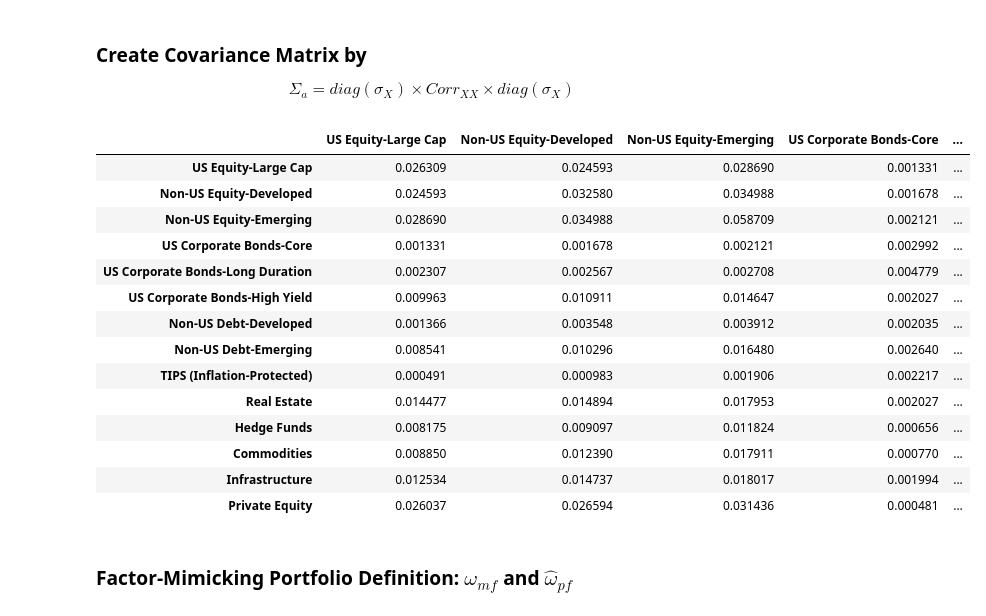
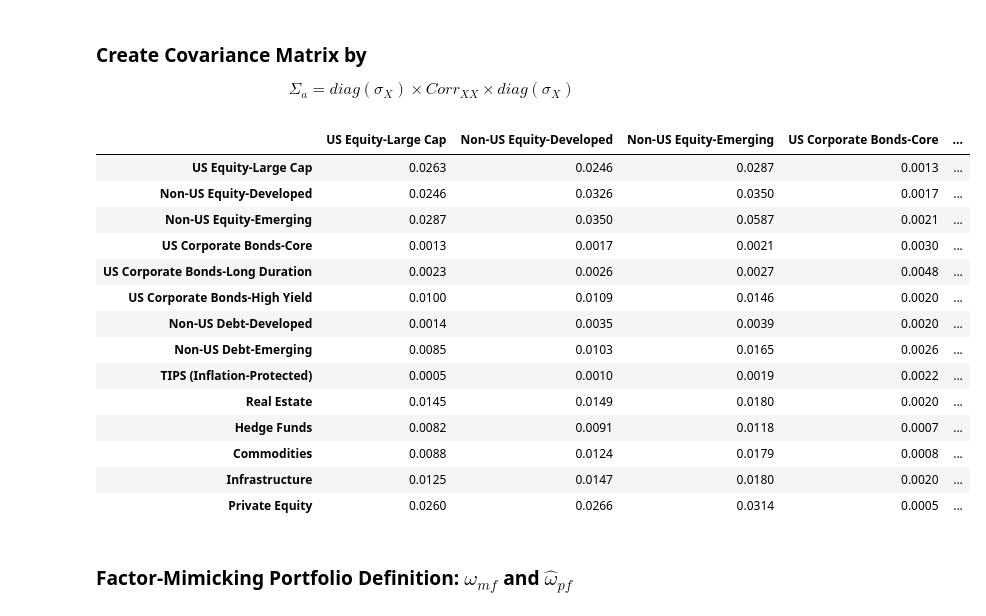
Before and after one commit to krocellx/finance, a Jupyter notebook: Factor_Investing_Using_CMAs.ipynb, the cells around one changed output. Drawn from its saved outputs; the diff is of its cells as text; code cells hidden in the pictures.

```diff
--- a/Factor_Investing_Using_CMAs.ipynb
+++ b/Factor_Investing_Using_CMAs.ipynb
@@ -14,3 +14,9 @@ def correlation_from_covariance(covariance):
     correlation = covariance / outer_v
     correlation[covariance == 0] = 0
     return v, correlation
+# %%
+# Parameters
+report_year = 2020
+ls_factors_full = ['Economic Growth', 'Real Rate', 'Inflation' , 'Private Specific']
+ls_pub_factor = ls_factors_full[:-1]
+ls_priv_factor = ls_factors_full[-1]
@@ -17,9 +27,9 @@ def correlation_from_covariance(covariance):
 # %%
 # CMAs
 
-data_sheet = xw.Book(r'F:\OneDrive\Investing\Factor_Investing\Papers\Factor_Investing_Using_CMAs_Data.xlsx').sheets('Sheet1')
+data_sheet = xw.Book(r'CMA_survey_by_HAS.xlsx').sheets(str(report_year))
 
-result_sheet = xw.Book(r'F:\OneDrive\Investing\Factor_Investing\Papers\Factor_Investing_Using_CMAs_Data.xlsx').sheets('Sheet2')
+result_sheet = xw.Book(r'CMA_survey_by_HAS.xlsx').sheets('exported_result')
 
 
 df_CMAs_raw = data_sheet['A1'].expand().options(pd.DataFrame).value
@@ -70,7 +80,7 @@ fi_asset_classes = df_CMAs_raw[df_CMAs_raw.index.isin(fi_asset_classes)].index.t
 # %% [markdown]
 ### Extract the return and std dev matrix
 # %%
-df_CMAs_Returns = df_CMAs_raw[df_CMAs_raw.index.isin(fi_asset_classes)][['10Y-Arith-Return','10Y-Geom-Return','20Y-Arith-Return','20Y-Geom-Return','Std Dev']].copy()
+df_CMAs_Returns = df_CMAs_raw[df_CMAs_raw.index.isin(ordered_asset_classes)][['10Y-Arith-Return','10Y-Geom-Return','20Y-Arith-Return','20Y-Geom-Return','Std Dev']].copy()
 df_CMAs_Returns.head()
 # %% [output]
 |  | 10Y-Arith-Return | 10Y-Geom-Return | 20Y-Arith-Return | 20Y-Geom-Return | Std Dev |
@@ -109,0 +95,13 @@ df_CMAs_Corr
+# %%
+# Extract asset correlation matrix
+df_Corr_a = df_CMAs_raw.iloc[:-1 , -17:]
+
+df_Corr_a.set_axis(df_Corr_a.index, axis=1, inplace=True)
+
+
+df_Corr_a.fillna(0.0, inplace=True)
+df_Corr_a = df_Corr_a + df_Corr_a.T - np.diag(np.diag(df_Corr_a))
+
+df_Corr_a = df_Corr_a[df_Corr_a.index.isin(ordered_asset_classes)][ordered_asset_classes] #keep only the inscope assets
+
+df_Corr_a
@@ -112,28 +127,31 @@ df_CMAs_Corr
 
 $$\Sigma_a=diag(\sigma_X) \times Corr_{XX} \times diag(\sigma_X)$$
 # %%
-# Covariance Matrix
+# Compute Covariance Matrix
 df_diag_std = np.diag(df_CMAs_Returns['Std Dev'])
-df_Cov_Matrix = pd.DataFrame(df_diag_std.dot(df_CMAs_Corr).dot(df_diag_std))
-df_Cov_Matrix.set_axis(fi_asset_classes, axis=1, inplace=True)
-df_Cov_Matrix.set_axis(fi_asset_classes, axis=0, inplace=True)
-df_Cov_Matrix
+
+df_Sigma_a = pd.DataFrame(df_diag_std.dot(df_Corr_a).dot(df_diag_std))
+
+df_Sigma_a.set_axis(ordered_asset_classes, axis=1, inplace=True)
+df_Sigma_a.set_axis(ordered_asset_classes, axis=0, inplace=True)
+
+df_Sigma_a.round(4)
 # %% [output]
 |  | US Equity-Large Cap | Non-US Equity-Developed | Non-US Equity-Emerging | US Corporate Bonds-Core | ... |
-| US Equity-Large Cap | 0.026309 | 0.024593 | 0.028690 | 0.001331 | ... |
-| Non-US Equity-Developed | 0.024593 | 0.032580 | 0.034988 | 0.001678 | ... |
-| Non-US Equity-Emerging | 0.028690 | 0.034988 | 0.058709 | 0.002121 | ... |
-| US Corporate Bonds-Core | 0.001331 | 0.001678 | 0.002121 | 0.002992 | ... |
-| US Corporate Bonds-Long Duration | 0.002307 | 0.002567 | 0.002708 | 0.004779 | ... |
-| US Corporate Bonds-High Yield | 0.009963 | 0.010911 | 0.014647 | 0.002027 | ... |
-| Non-US Debt-Developed | 0.001366 | 0.003548 | 0.003912 | 0.002035 | ... |
-| Non-US Debt-Emerging | 0.008541 | 0.010296 | 0.016480 | 0.002640 | ... |
-| TIPS (Inflation-Protected) | 0.000491 | 0.000983 | 0.001906 | 0.002217 | ... |
-| Real Estate | 0.014477 | 0.014894 | 0.017953 | 0.002027 | ... |
-| Hedge Funds | 0.008175 | 0.009097 | 0.011824 | 0.000656 | ... |
-| Commodities | 0.008850 | 0.012390 | 0.017911 | 0.000770 | ... |
-| Infrastructure | 0.012534 | 0.014737 | 0.018017 | 0.001994 | ... |
-| Private Equity | 0.026037 | 0.026594 | 0.031436 | 0.000481 | ... |
+| US Equity-Large Cap | 0.0263 | 0.0246 | 0.0287 | 0.0013 | ... |
+| Non-US Equity-Developed | 0.0246 | 0.0326 | 0.0350 | 0.0017 | ... |
+| Non-US Equity-Emerging | 0.0287 | 0.0350 | 0.0587 | 0.0021 | ... |
+| US Corporate Bonds-Core | 0.0013 | 0.0017 | 0.0021 | 0.0030 | ... |
+| US Corporate Bonds-Long Duration | 0.0023 | 0.0026 | 0.0027 | 0.0048 | ... |
+| US Corporate Bonds-High Yield | 0.0100 | 0.0109 | 0.0146 | 0.0020 | ... |
+| Non-US Debt-Developed | 0.0014 | 0.0035 | 0.0039 | 0.0020 | ... |
+| Non-US Debt-Emerging | 0.0085 | 0.0103 | 0.0165 | 0.0026 | ... |
+| TIPS (Inflation-Protected) | 0.0005 | 0.0010 | 0.0019 | 0.0022 | ... |
+| Real Estate | 0.0145 | 0.0149 | 0.0180 | 0.0020 | ... |
+| Hedge Funds | 0.0082 | 0.0091 | 0.0118 | 0.0007 | ... |
+| Commodities | 0.0088 | 0.0124 | 0.0179 | 0.0008 | ... |
+| Infrastructure | 0.0125 | 0.0147 | 0.0180 | 0.0020 | ... |
+| Private Equity | 0.0260 | 0.0266 | 0.0314 | 0.0005 | ... |
 # %% [markdown]
  ### Factor-Mimicking Portfolio Definition: $\omega_{mf}$ and $\hat{\omega}_{pf}$
 # %%
```
Also changed, not shown: parts of 35 cells of this notebook, 2 other files.
